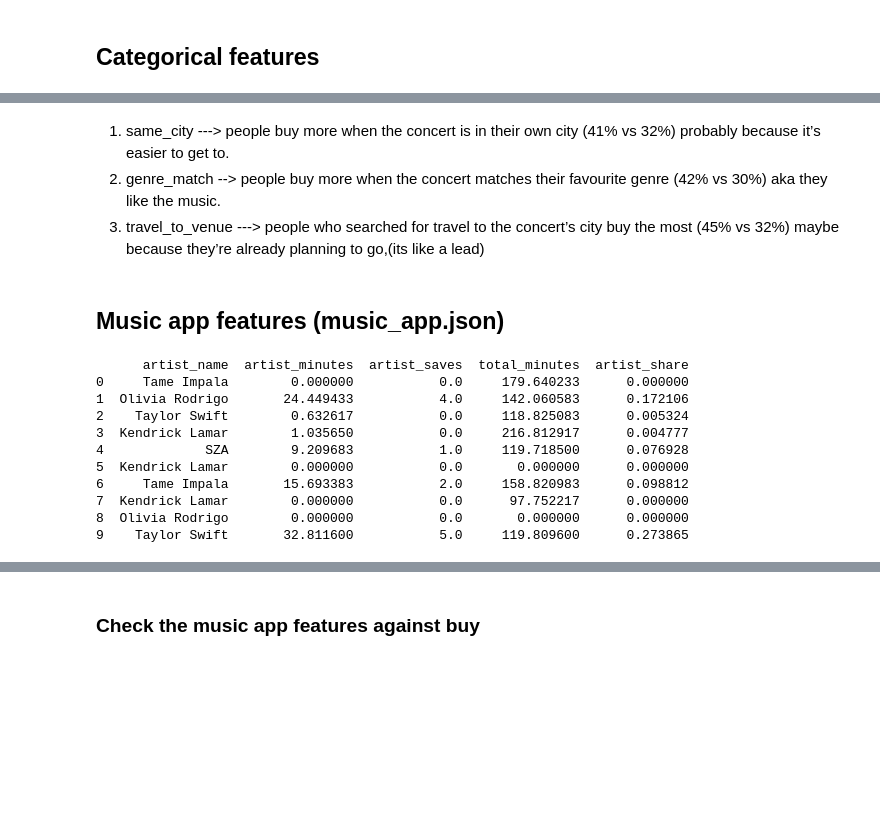
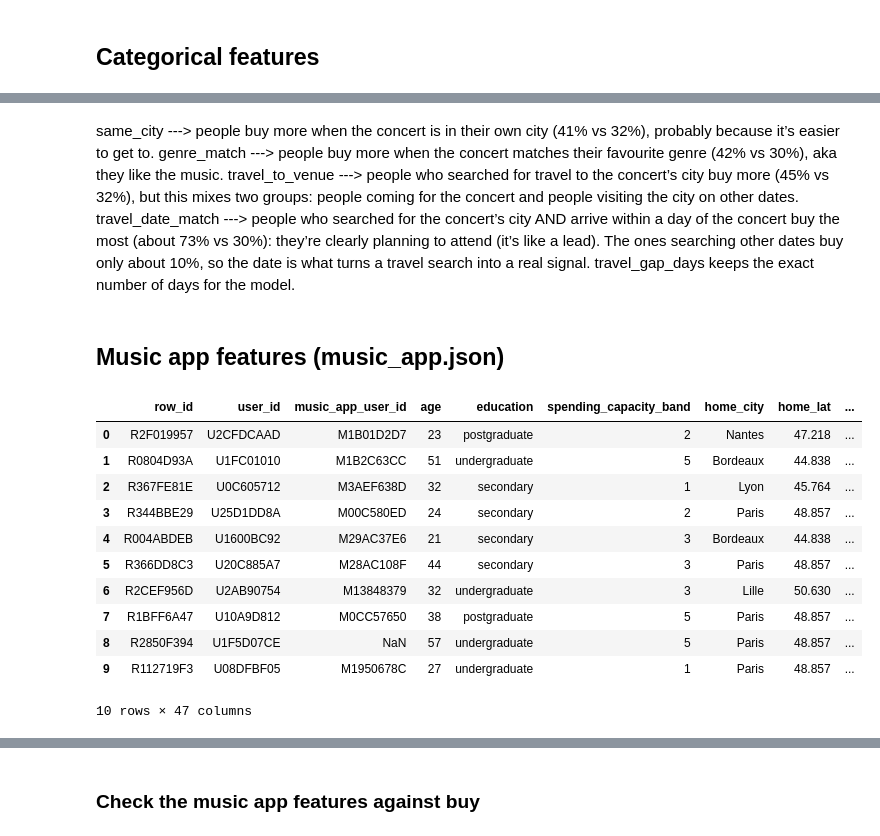
Before and after one commit to Paul-0001/Kaggle-Challenge, a Jupyter notebook: notebooks/02_feature_engineering_constandino.ipynb, the cells around one changed output, grey strips where cells are left out. Saved outputs shown, nothing was run; the diff lists cells and outputs as text; code cells hidden in the pictures; blank space fills up the shorter version.

```diff
--- a/notebooks/02_feature_engineering_constandino.ipynb
+++ b/notebooks/02_feature_engineering_constandino.ipynb
@@ -216,4 +248,5 @@ Name: buy, dtype: float64
 # %% [markdown]
-1) same_city ---> people buy more when the concert is in their own city (41% vs 32%) probably because it’s easier to get to.
-2) genre_match --> people buy more when the concert matches their favourite genre (42% vs 30%) aka they like the music.
-3) travel_to_venue ---> people who searched for travel to the concert’s city buy the most (45% vs 32%) maybe because they’re already planning to go,(its like a lead)
+same_city ---> people buy more when the concert is in their own city (41% vs 32%), probably because it’s easier to get to.
+genre_match ---> people buy more when the concert matches their favourite genre (42% vs 30%), aka they like the music.
+travel_to_venue ---> people who searched for travel to the concert’s city buy more (45% vs 32%), but this mixes two groups: people coming for the concert and people visiting the city on other dates.
+travel_date_match ---> people who searched for the concert’s city AND arrive within a day of the concert buy the most (about 73% vs 30%): they’re clearly planning to attend (it’s like a lead). The ones searching other dates buy only about 10%, so the date is what turns a travel search into a real signal. travel_gap_days keeps the exact number of days for the model.
@@ -231,50 +256,43 @@ user_concert_test  = user_concert_test.drop(columns=["venue_city", "genres", "ho
 import json
 
 # ---------- Music app features ----------
+# 1. one row per song played
+with open("../data/raw/music_app.json") as f:
+    plays = pd.json_normalize(json.load(f)["accounts"], record_path=["sessions", "tracks"], meta=["music_app_user_id"])
+plays["searched"] = plays["source"] == "search"                                                    # looked it up on purpose
+plays["days_ago"] = (pd.Timestamp("2026-10-01", tz="UTC") - pd.to_datetime(plays["played_at"])).dt.days
 
-# 1. load the JSON and flatten it into one row per song played
-with open("../data/raw/music_app.json") as f:
-    music = json.load(f)
+# 2. per person + artist
+artist_listening = plays.groupby(["music_app_user_id", "artist_id"]).agg(
+    artist_ms=("played_ms", "sum"),              # time on this artist
+    artist_saves=("saved", "sum"),               # songs saved
+    artist_searches=("searched", "sum"),         # songs searched for
+    artist_days_since_last=("days_ago", "min"),  # how long ago they last played them
+).reset_index()
+artist_listening["artist_share"] = artist_listening["artist_ms"] / artist_listening.groupby("music_app_user_id")["artist_ms"].transform("sum")
 
-rows = []
-for account in music["accounts"]:                 # each person
-    for session in account["sessions"]:           # each listening session
-        for track in session["tracks"]:           # each song played
-            rows.append({"music_app_user_id": account["music_app_user_id"],
-                         "artist_id": track["artist_id"],
-                         "minutes": track["played_ms"] / 60000,
-                         "saved": int(track["saved"])})
-plays = pd.DataFrame(rows)
-del music, rows   # free the memory, the big JSON object isn't needed any more
-
-# 2. summarise: per person + artist, and per person in total
-artist_listening = plays.groupby(["music_app_user_id", "artist_id"]).agg(
-    artist_minutes=("minutes", "sum"),      # minutes this person listened to this artist
-    artist_saves=("saved", "sum")           # songs by this artist they saved
-).reset_index()
-total_listening = plays.groupby("music_app_user_id")["minutes"].sum().rename("total_minutes").reset_index()
-
-# 3. join onto train and test
+# 3. join onto train and test: 0 for active users who never played the artist, empty for users without listening data
 def add_listening(df):
-    df = df.merge(artist_listening, on=["music_app_user_id", "artist_id"], how="left")
-    df = df.merge(total_listening, on="music_app_user_id", how="left")
-    df[["artist_minutes", "artist_saves", "total_minutes"]] = df[["artist_minutes", "artist_saves", "total_minutes"]].fillna(0)
-    df["artist_share"] = (df["artist_minutes"] / df["total_minutes"]).fillna(0)   # share of their listening that goes to this artist
+    df = df.merge(artist_listening.drop(columns="artist_ms"), on=["music_app_user_id", "artist_id"], how="left")
+    active = df["music_app_status"] == "active"
+    cols = ["artist_share", "artist_saves", "artist_searches"]
+    df.loc[active, cols] = df.loc[active, cols].fillna(0)
     return df
 
 user_concert_train = add_listening(user_concert_train)
 user_concert_test  = add_listening(user_concert_test)
-
-print(user_concert_train[["artist_name", "artist_minutes", "artist_saves", "total_minutes", "artist_share"]].head(10))
-# %% [output]
-      artist_name  artist_minutes  artist_saves  total_minutes  artist_share
-0     Tame Impala        0.000000           0.0     179.640233      0.000000
-1  Olivia Rodrigo       24.449433           4.0     142.060583      0.172106
-2    Taylor Swift        0.632617           0.0     118.825083      0.005324
-3  Kendrick Lamar        1.035650           0.0     216.812917      0.004777
-4             SZA        9.209683           1.0     119.718500      0.076928
-5  Kendrick Lamar        0.000000           0.0       0.000000      0.000000
-6     Tame Impala       15.693383           2.0     158.820983      0.098812
-7  Kendrick Lamar        0.000000           0.0      97.752217      0.000000
-8  Olivia Rodrigo        0.000000           0.0       0.000000      0.000000
-9    Taylor Swift       32.811600           5.0     119.809600      0.273865
+# %%
+user_concert_train.head(10)
+# %% [output]
+|  | row_id | user_id | music_app_user_id | age | education | spending_capacity_band | home_city | home_lat | ... |
+| 0 | R2F019957 | U2CFDCAAD | M1B01D2D7 | 23 | postgraduate | 2 | Nantes | 47.218 | ... |
+| 1 | R0804D93A | U1FC01010 | M1B2C63CC | 51 | undergraduate | 5 | Bordeaux | 44.838 | ... |
+| 2 | R367FE81E | U0C605712 | M3AEF638D | 32 | secondary | 1 | Lyon | 45.764 | ... |
+| 3 | R344BBE29 | U25D1DD8A | M00C580ED | 24 | secondary | 2 | Paris | 48.857 | ... |
+| 4 | R004ABDEB | U1600BC92 | M29AC37E6 | 21 | secondary | 3 | Bordeaux | 44.838 | ... |
+| 5 | R366DD8C3 | U20C885A7 | M28AC108F | 44 | secondary | 3 | Paris | 48.857 | ... |
+| 6 | R2CEF956D | U2AB90754 | M13848379 | 32 | undergraduate | 3 | Lille | 50.630 | ... |
+| 7 | R1BFF6A47 | U10A9D812 | M0CC57650 | 38 | postgraduate | 5 | Paris | 48.857 | ... |
+| 8 | R2850F394 | U1F5D07CE | NaN | 57 | undergraduate | 5 | Paris | 48.857 | ... |
+| 9 | R112719F3 | U08DFBF05 | M1950678C | 27 | undergraduate | 1 | Paris | 48.857 | ... |
+10 rows × 47 columns
```
Also changed, not shown: parts of 22 cells of this notebook, 4 other files.
